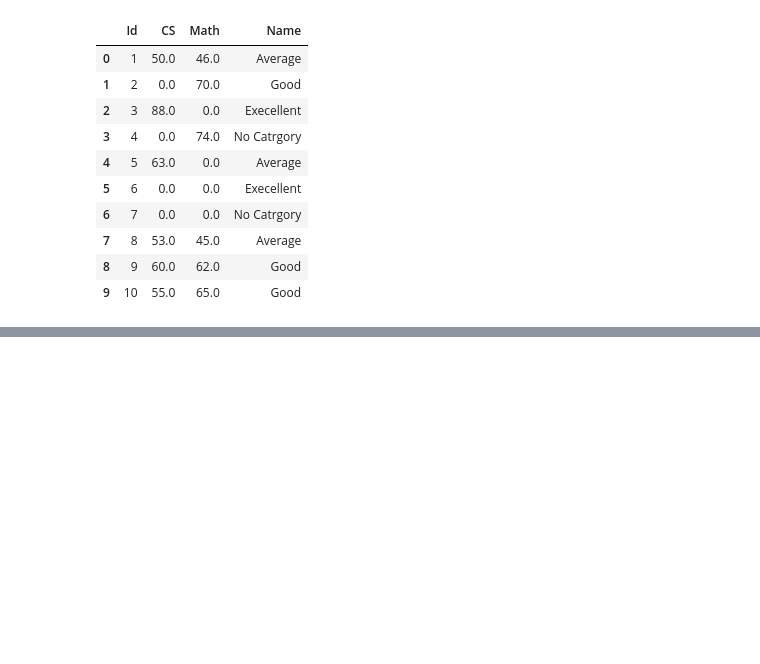
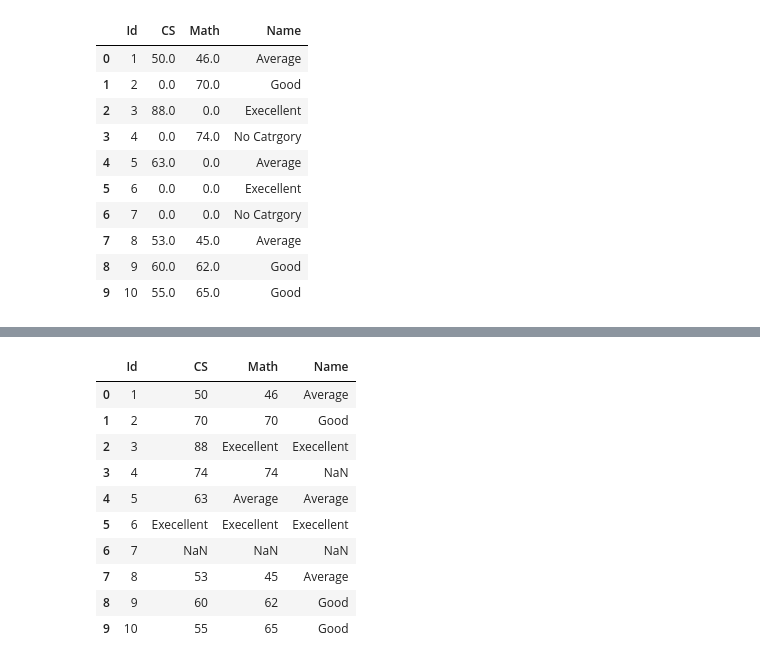
Before and after one commit to banshita209/Data-Science-and-Machine-Learning-with-Python, a Jupyter notebook: class9.ipynb, the cells around one changed output, grey strips where cells are left out. Saved outputs shown, nothing was run; the diff lists cells and outputs as text; code cells hidden in the pictures; blank space fills up the shorter version.

```diff
--- a/class9.ipynb
+++ b/class9.ipynb
@@ -67,0 +100,16 @@ new_df
+# %%
+# all the null value will be replaced by the values in backward column
+new_df=df.fillna(method="bfill",axis="columns")
+new_df
+# %% [output]
+|  | Id | CS | Math | Name |
+| 0 | 1 | 50 | 46 | Average |
+| 1 | 2 | 70 | 70 | Good |
+| 2 | 3 | 88 | Execellent | Execellent |
+| 3 | 4 | 74 | 74 | NaN |
+| 4 | 5 | 63 | Average | Average |
+| 5 | 6 | Execellent | Execellent | Execellent |
+| 6 | 7 | NaN | NaN | NaN |
+| 7 | 8 | 53 | 45 | Average |
+| 8 | 9 | 60 | 62 | Good |
+| 9 | 10 | 55 | 65 | Good |
```
Also changed, not shown: parts of 16 cells of this notebook.
